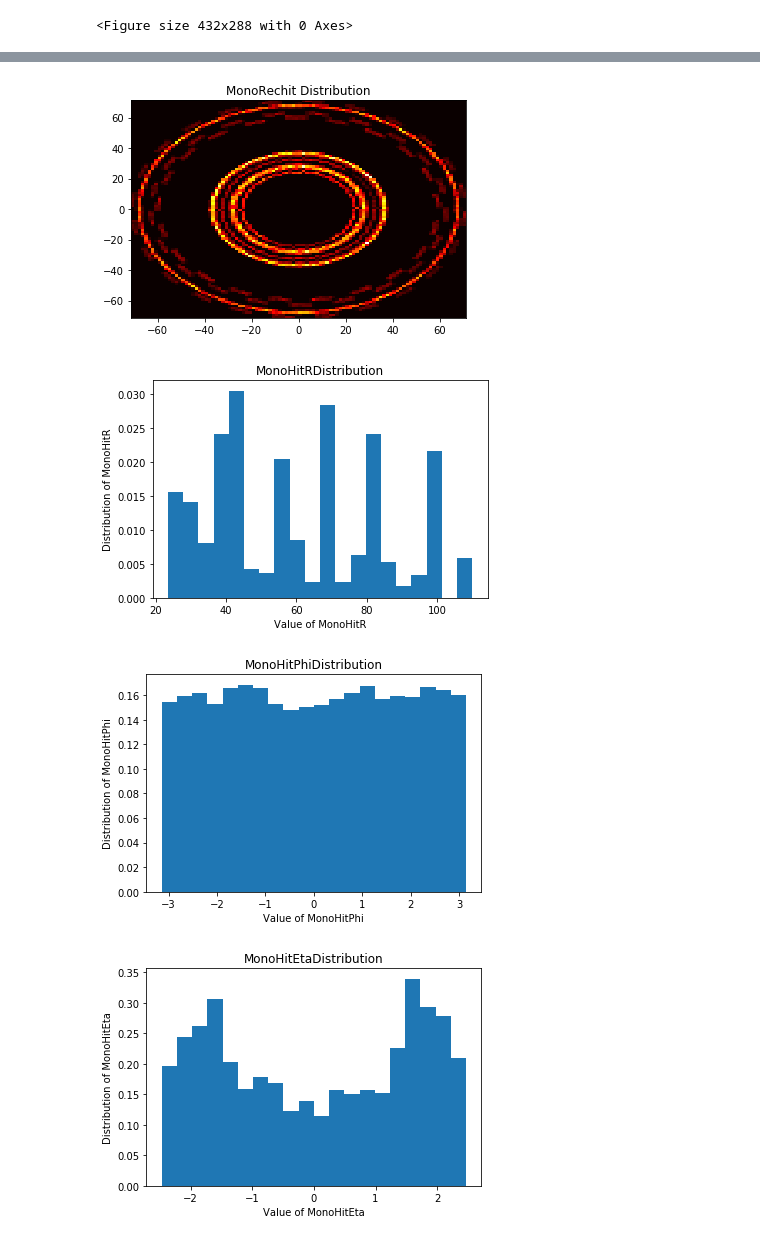
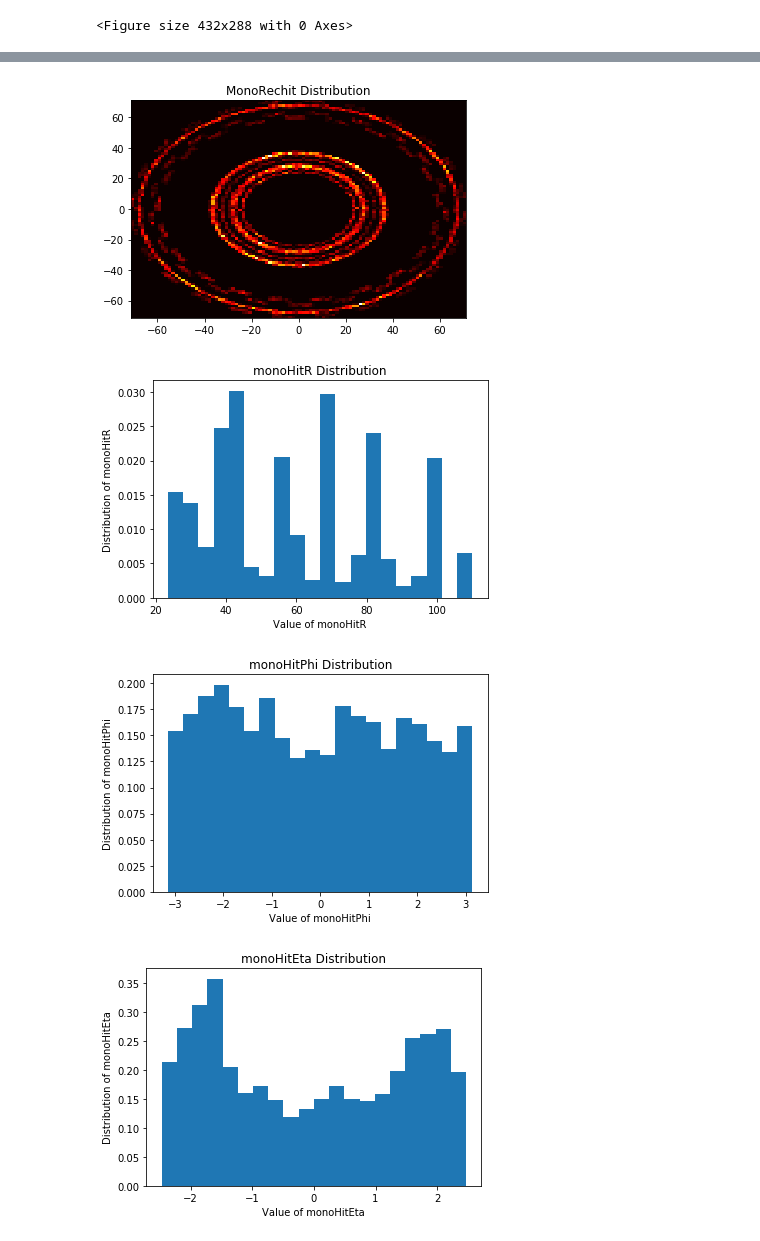
Before and after one commit to SwapneelM/TrackingNtuples, a Jupyter notebook: TrackingNtuples/scripts/DataVisualizer - Final.ipynb, the cells around one changed output, grey strips where cells are left out. Drawn from its saved outputs; the diff is of its cells as text; code cells hidden in the pictures.

```diff
--- a/TrackingNtuples/scripts/DataVisualizer - Final.ipynb
+++ b/TrackingNtuples/scripts/DataVisualizer - Final.ipynb
@@ -39,9 +57,9 @@ for i, key in zip(range(5), ["trackEta", "trackPhi", "qoverp", "dxy", "dsz"]):
         concat_track_param_.extend(track_param_[j])
     plt.clf()
     ax_ = plt.subplot()
-    ax_.hist(concat_track_param_, histtype='bar', bins=30, align='mid', orientation='vertical')
-    plt.xlabel('Events')
-    plt.ylabel('Distribution of ' + key)
+    ax_.hist(concat_track_param_, histtype='bar', bins=20, align='mid', orientation='vertical')
+    plt.ylabel('Events')
+    plt.xlabel('Distribution of ' + key)
     plt.title(key + 'Distribution')
     plt.savefig('plots/track/' + key)
     plt.show()
@@ -84,6 +102,6 @@ plt.show()
 # %%
 # This plot is just reflecting how root plots the distribution of Rechits along a single axis (X)
-
+mono_x_ = data_.array('monoHitX')
 plt.clf()
 ax_ = plt.subplot()
 
@@ -103,9 +121,9 @@ plt.show()
 # %%
 # ToDo: Add lognorm colormap
 
-mono_x_ = data_.array("MonoHitX")
-mono_y_ = data_.array("MonoHitY")
-mono_z_ = data_.array("MonoHitZ")
+mono_x_ = data_.array("monoHitX")
+mono_y_ = data_.array("monoHitY")
+mono_z_ = data_.array("monoHitZ")
 
 
 
@@ -128,9 +146,9 @@ plt.show()
 # %%
 # ToDo: Add lognorm colormap
 
-stereo_x_ = data_.array("StereoHitX")
-stereo_y_ = data_.array("StereoHitY")
-stereo_z_ = data_.array("StereoHitZ")
+stereo_x_ = data_.array("stereoHitX")
+stereo_y_ = data_.array("stereoHitY")
+stereo_z_ = data_.array("stereoHitZ")
 
 
 
@@ -149,31 +167,31 @@ ax_.set_title('MonoRechit Distribution')
 ax_.hist2d(concat_stereo_x_, concat_stereo_y_, bins=100, normed=True, cmap='hot')
 plt.show()
 # %% [output]
-[figure, old version]
+[figure, new version]
 # %%
 # Define a loop that plots R, Phi, and Eta for Mono Hits
 
-for param in ["MonoHitR", "MonoHitPhi", "MonoHitEta"]:
+for param in ["monoHitR", "monoHitPhi", "monoHitEta"]:
     mono_param_ = data_.array(param)
     concat_mono_param_ = []
 
     for i in range(len(mono_param_)):
             concat_mono_param_.extend(mono_param_[i])
 
     plt.clf()
     ax_ = plt.subplot()
     # Plot the 2D Histogram for Mono Rechits
     ax_.set_title('MonoRechit Distribution of ' + param)
     ax_.hist(concat_mono_param_, bins=20, histtype='stepfilled', align='mid', orientation='vertical', density=True)
     plt.xlabel('Value of ' + param)
     plt.ylabel('Distribution of ' + param)
     plt.title(param + ' Distribution')
     plt.savefig('plots/mono/' + param)
     plt.show()
 # %% [output]
-[figure, old version]
+[figure, new version]
-[figure, old version]
+[figure, new version]
-[figure, old version]
+[figure, new version]
 # %%
 # Define a loop that plots R, Phi, and Eta for Stereo Hits
 
```
Also changed, not shown: parts of 13 cells of this notebook, 11 other files.
